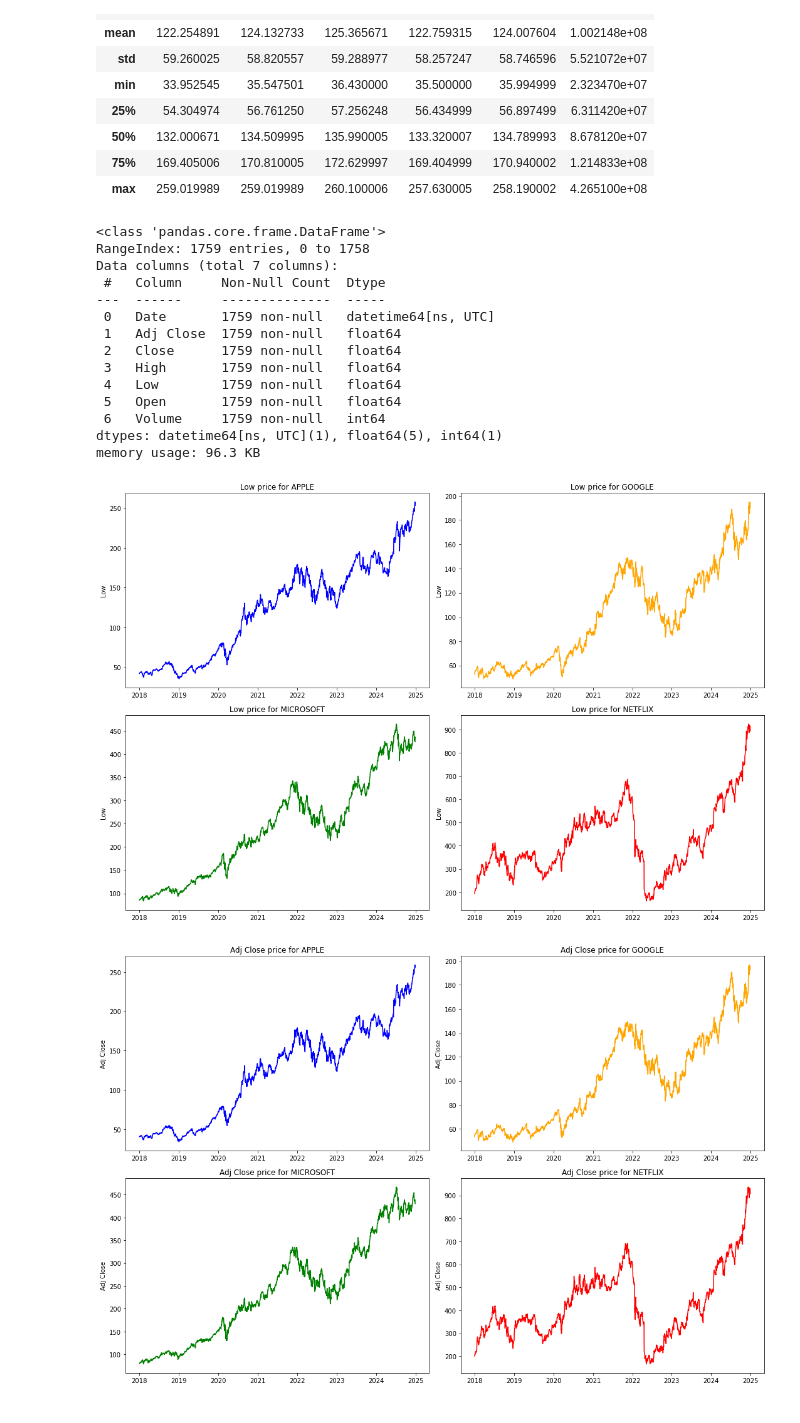
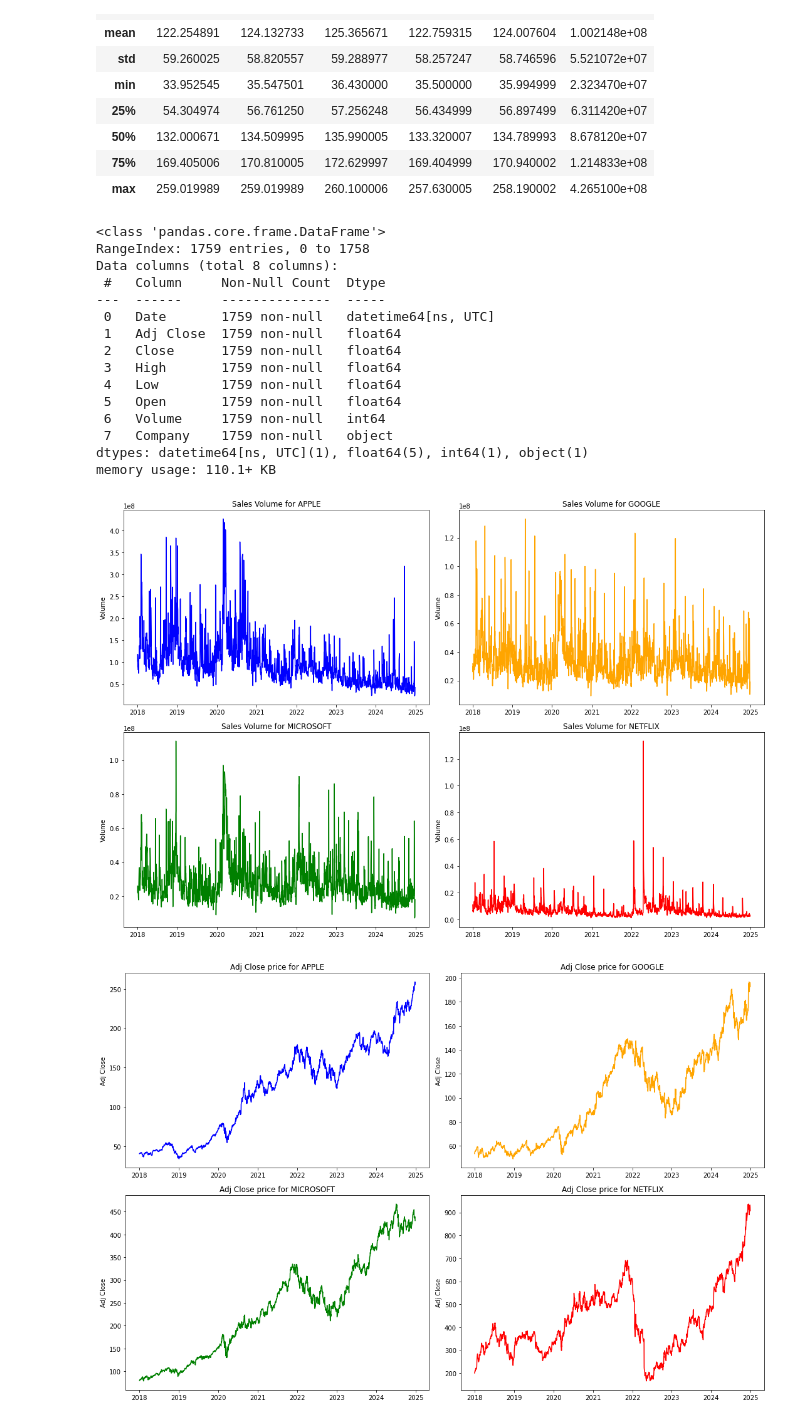
Before and after one commit to BoraGoksal/FinDataAnalysis, a Jupyter notebook: notebooks/exploratory_analysis.ipynb, the cells around one changed output. Drawn from its saved outputs; the diff is of its cells as text; code cells hidden in the pictures.

```diff
--- a/notebooks/exploratory_analysis.ipynb
+++ b/notebooks/exploratory_analysis.ipynb
@@ -1,14 +1,15 @@
-# %%
-import pandas as pd
-import matplotlib.pyplot as plt
-from datetime import datetime
-
-AAPL = pd.read_csv("/Users/boragoksal/PycharmProjects/FinDataAnalysis/data/raw/AAPL.csv")
-GOOGL= pd.read_csv("/Users/boragoksal/PycharmProjects/FinDataAnalysis/data/raw/GOOGL.csv")
-MSFT = pd.read_csv("/Users/boragoksal/PycharmProjects/FinDataAnalysis/data/raw/MSFT.csv")
-NFLX = pd.read_csv("/Users/boragoksal/PycharmProjects/FinDataAnalysis/data/raw/NFLX.csv")
-# %%
-AAPL['Date'] = pd.to_datetime(AAPL['Date'])
-GOOGL['Date'] = pd.to_datetime(GOOGL['Date'])
-MSFT['Date'] = pd.to_datetime(MSFT['Date'])
-NFLX['Date'] = pd.to_datetime(NFLX['Date'])
+# %%
+import pandas as pd
+import matplotlib.pyplot as plt
+import seaborn as sns
+import os
+
+company_names = ['AAPL', 'GOOGL', 'MSFT', 'NFLX']
+save_path = "/Users/boragoksal/PycharmProjects/FinDataAnalysis/data/raw/"
+
+for company in company_names:
+    file_path = os.path.join(save_path, f"{company}.csv")
+    globals()[company] = pd.read_csv(file_path)
+    globals()[company]['Date'] = pd.to_datetime(globals()[company]['Date'])
+
+AAPL.head()
@@ -14,0 +23,12 @@ NFLX['Date'] = pd.to_datetime(NFLX['Date'])
+# %%
+#Creating a company key for the combined_df
+AAPL['Company'] = 'AAPL'
+GOOGL['Company'] = 'GOOGL'
+MSFT['Company'] = 'MSFT'
+NFLX['Company'] = 'NFLX'
+
+#combining datasets
+combined_df = pd.concat([AAPL,GOOGL,MSFT,NFLX])
+
+#can now check for any null values across all datasets
+combined_df.isnull().sum()
@@ -29,7 +59,7 @@ AAPL.info()
 # %% [output]
 <class 'pandas.core.frame.DataFrame'>
 RangeIndex: 1759 entries, 0 to 1758
-Data columns (total 7 columns):
+Data columns (total 8 columns):
  #   Column     Non-Null Count  Dtype
 ---  ------     --------------  -----
  0   Date       1759 non-null   datetime64[ns, UTC]
@@ -39,8 +69,9 @@ Data columns (total 7 columns):
  4   Low        1759 non-null   float64
  5   Open       1759 non-null   float64
  6   Volume     1759 non-null   int64
-dtypes: datetime64[ns, UTC](1), float64(5), int64(1)
-memory usage: 96.3 KB
+ 7   Company    1759 non-null   object
+dtypes: datetime64[ns, UTC](1), float64(5), int64(1), object(1)
+memory usage: 110.1+ KB
 # %%
 def company_subplot(x,y):
 
@@ -64,9 +95,9 @@ def company_subplot(x,y):
 
     plt.tight_layout()
 # %%
-company_subplot('Date','Low')
+company_subplot('Date','Volume')
 # %% [output]
-[figure, old version]
+[figure, new version]
 # %%
 company_subplot('Date','Adj Close')
 # %% [output]
```
Also changed, not shown: parts of 2 cells of this notebook.
